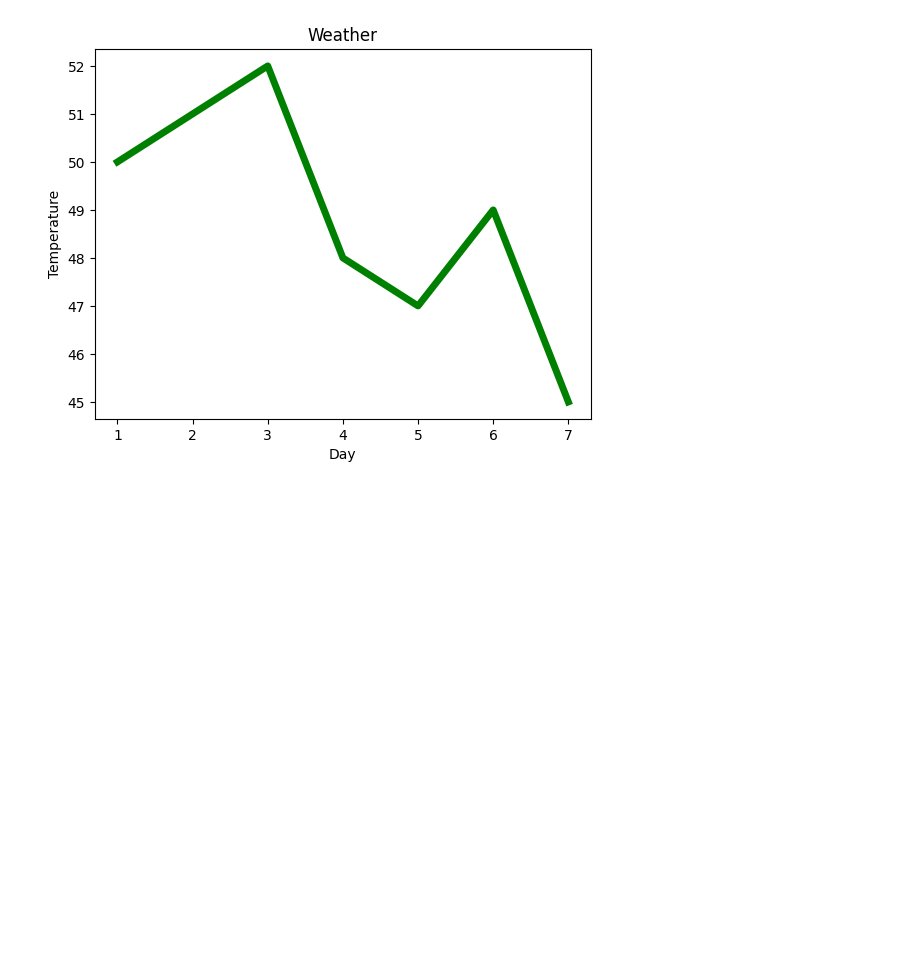
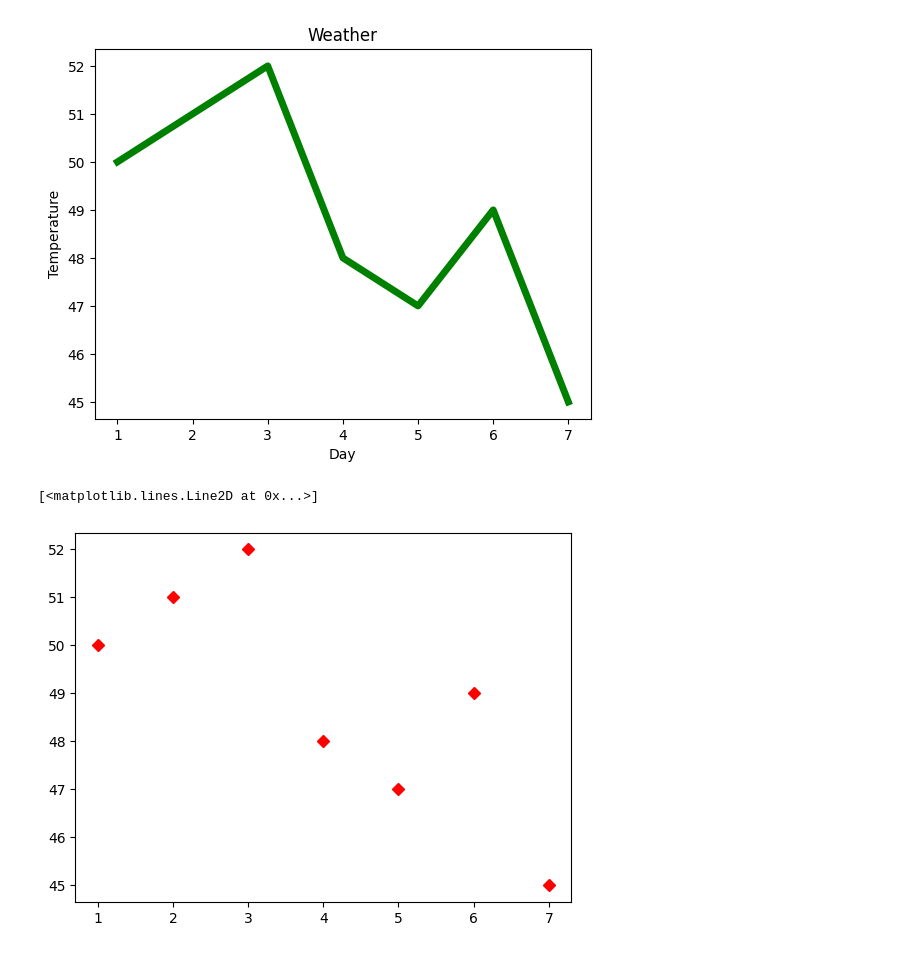
Before and after one commit to naween321/learning-ml, a Jupyter notebook: matplotlib/plot.ipynb, the cells around one changed output. Cells and saved outputs as stored; diff of their text form; code cells hidden in the pictures; blank space fills up the shorter version.

Commit message:
add format strings in plot function

```diff
--- a/matplotlib/plot.ipynb
+++ b/matplotlib/plot.ipynb
@@ -12,3 +12,8 @@ plt.plot(x, y, color='green', linewidth=5)
 # %% [output]
 [<matplotlib.lines.Line2D at 0x...>]
 [figure]
+# %%
+plt.plot(x, y, 'rD')
+# %% [output]
+[<matplotlib.lines.Line2D at 0x...>]
+[figure, added]
```
Also changed, not shown: parts of 2 cells of this notebook.
